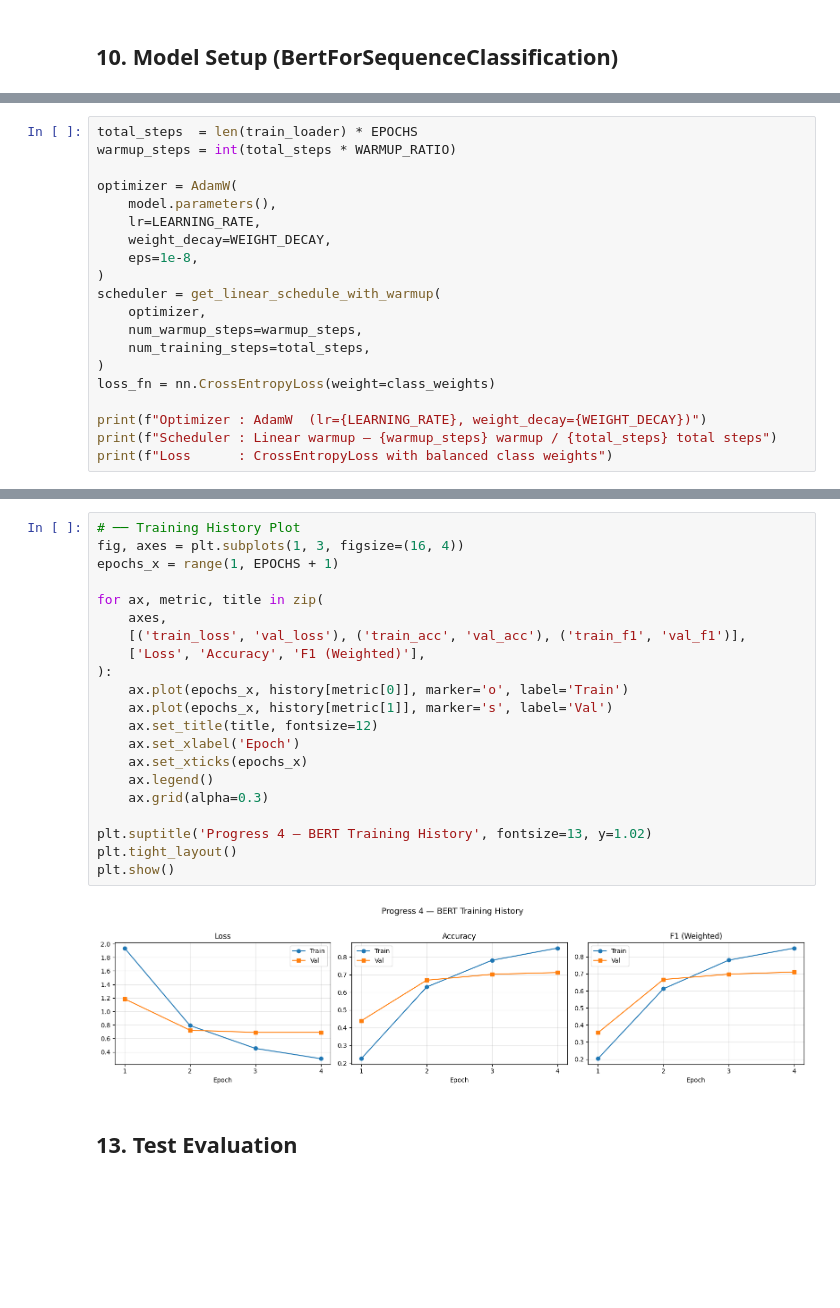
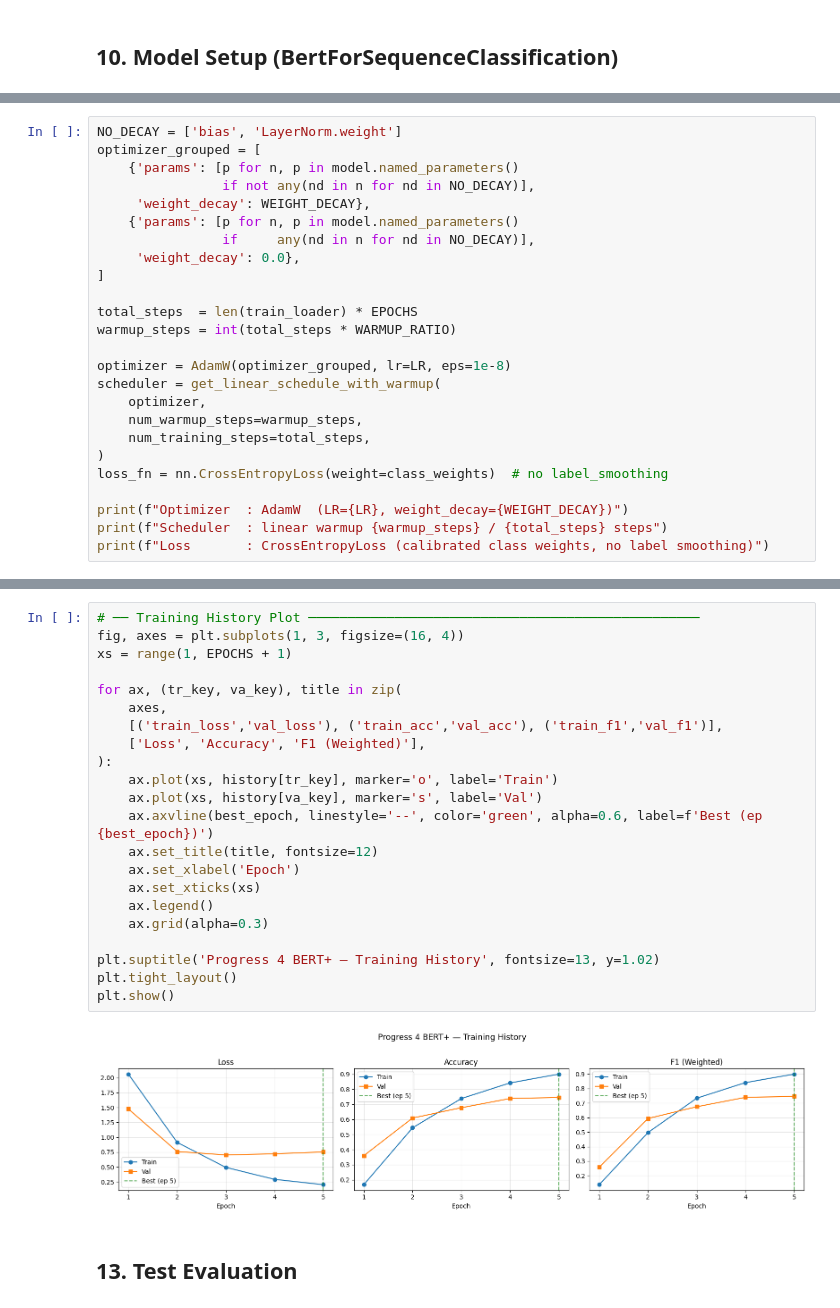
Before and after one commit to aristelcrowley/logical-fallacy-classification, a Jupyter notebook: progress_4.ipynb, the cells around one changed output, grey strips where cells are left out. Saved outputs shown, nothing was run; the diff lists cells and outputs as text; blank space fills up the shorter version.

Commit message:
feat(p4): slight improvement to the fine tuned bert but overfit
- articel level split, increase truncate max lenght to 256 and stuff

```diff
--- a/progress_4.ipynb
+++ b/progress_4.ipynb
@@ -376,21 +394,26 @@ Model : bert-base-uncased
 # %%
+NO_DECAY = ['bias', 'LayerNorm.weight']
+optimizer_grouped = [
+    {'params': [p for n, p in model.named_parameters()
+                if not any(nd in n for nd in NO_DECAY)],
+     'weight_decay': WEIGHT_DECAY},
+    {'params': [p for n, p in model.named_parameters()
+                if     any(nd in n for nd in NO_DECAY)],
+     'weight_decay': 0.0},
+]
+
 total_steps  = len(train_loader) * EPOCHS
 warmup_steps = int(total_steps * WARMUP_RATIO)
 
-optimizer = AdamW(
-    model.parameters(),
-    lr=LEARNING_RATE,
-    weight_decay=WEIGHT_DECAY,
-    eps=1e-8,
-)
+optimizer = AdamW(optimizer_grouped, lr=LR, eps=1e-8)
 scheduler = get_linear_schedule_with_warmup(
     optimizer,
     num_warmup_steps=warmup_steps,
     num_training_steps=total_steps,
 )
-loss_fn = nn.CrossEntropyLoss(weight=class_weights)
+loss_fn = nn.CrossEntropyLoss(weight=class_weights)  # no label_smoothing
 
-print(f"Optimizer : AdamW  (lr={LEARNING_RATE}, weight_decay={WEIGHT_DECAY})")
-print(f"Scheduler : Linear warmup — {warmup_steps} warmup / {total_steps} total steps")
-print(f"Loss      : CrossEntropyLoss with balanced class weights")
+print(f"Optimizer  : AdamW  (LR={LR}, weight_decay={WEIGHT_DECAY})")
+print(f"Scheduler  : linear warmup {warmup_steps} / {total_steps} steps")
+print(f"Loss       : CrossEntropyLoss (calibrated class weights, no label smoothing)")
 # %% [output]
@@ -517,26 +531,27 @@ Best model: Epoch 4  |  Val F1 (weighted): 0.7102
 # %%
-# ── Training History Plot
+# ── Training History Plot ──────────────────────────────────────────────────
 fig, axes = plt.subplots(1, 3, figsize=(16, 4))
-epochs_x = range(1, EPOCHS + 1)
+xs = range(1, EPOCHS + 1)
 
-for ax, metric, title in zip(
+for ax, (tr_key, va_key), title in zip(
     axes,
-    [('train_loss', 'val_loss'), ('train_acc', 'val_acc'), ('train_f1', 'val_f1')],
+    [('train_loss','val_loss'), ('train_acc','val_acc'), ('train_f1','val_f1')],
     ['Loss', 'Accuracy', 'F1 (Weighted)'],
 ):
-    ax.plot(epochs_x, history[metric[0]], marker='o', label='Train')
-    ax.plot(epochs_x, history[metric[1]], marker='s', label='Val')
+    ax.plot(xs, history[tr_key], marker='o', label='Train')
+    ax.plot(xs, history[va_key], marker='s', label='Val')
+    ax.axvline(best_epoch, linestyle='--', color='green', alpha=0.6, label=f'Best (ep {best_epoch})')
     ax.set_title(title, fontsize=12)
     ax.set_xlabel('Epoch')
-    ax.set_xticks(epochs_x)
+    ax.set_xticks(xs)
     ax.legend()
     ax.grid(alpha=0.3)
 
-plt.suptitle('Progress 4 — BERT Training History', fontsize=13, y=1.02)
+plt.suptitle('Progress 4 BERT+ — Training History', fontsize=13, y=1.02)
 plt.tight_layout()
 plt.show()
 # %% [output]
-[figure, old version]
+[figure, new version]
 # %% [markdown]
 ## 13. Test Evaluation
 # %%
```
Also changed, not shown: parts of 33 cells of this notebook.
